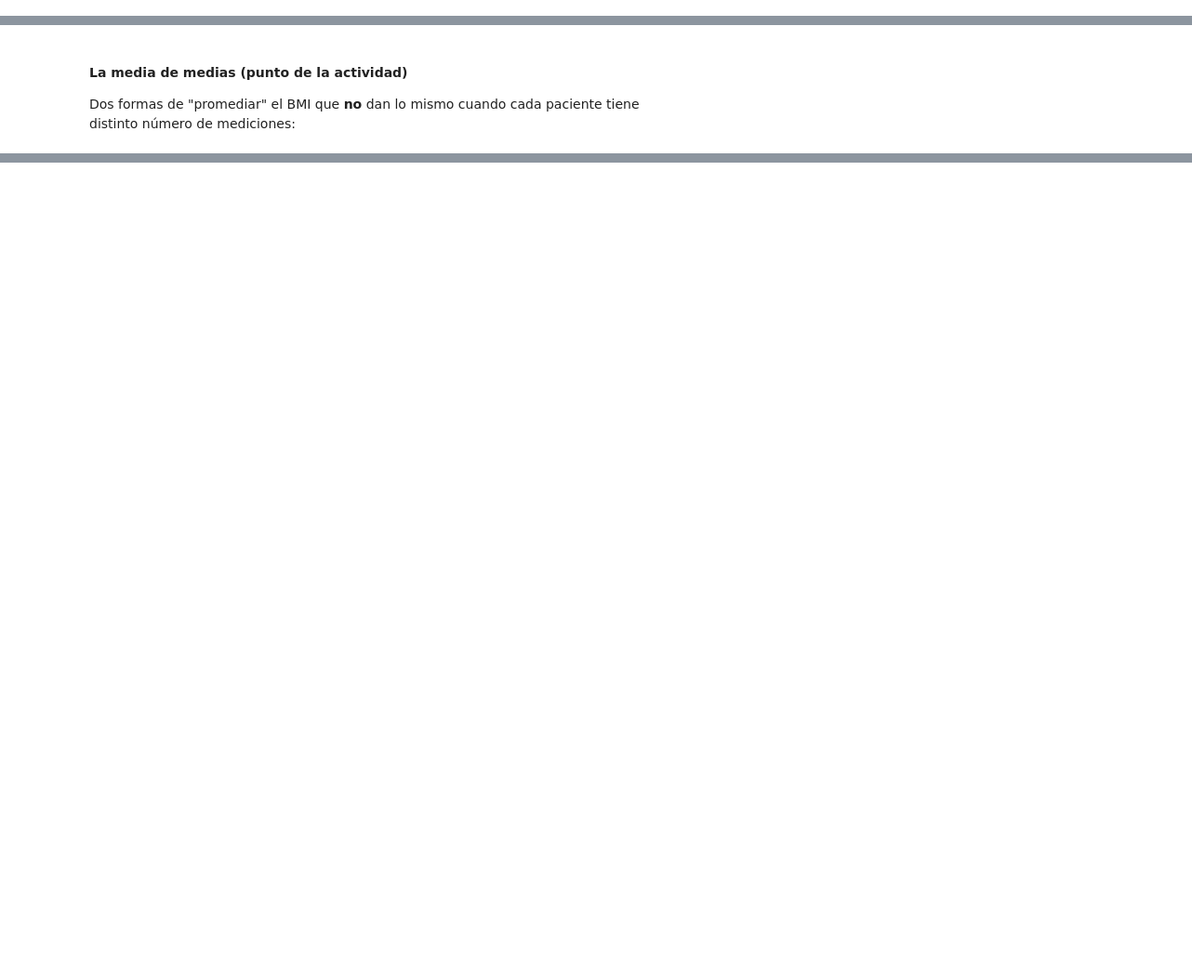
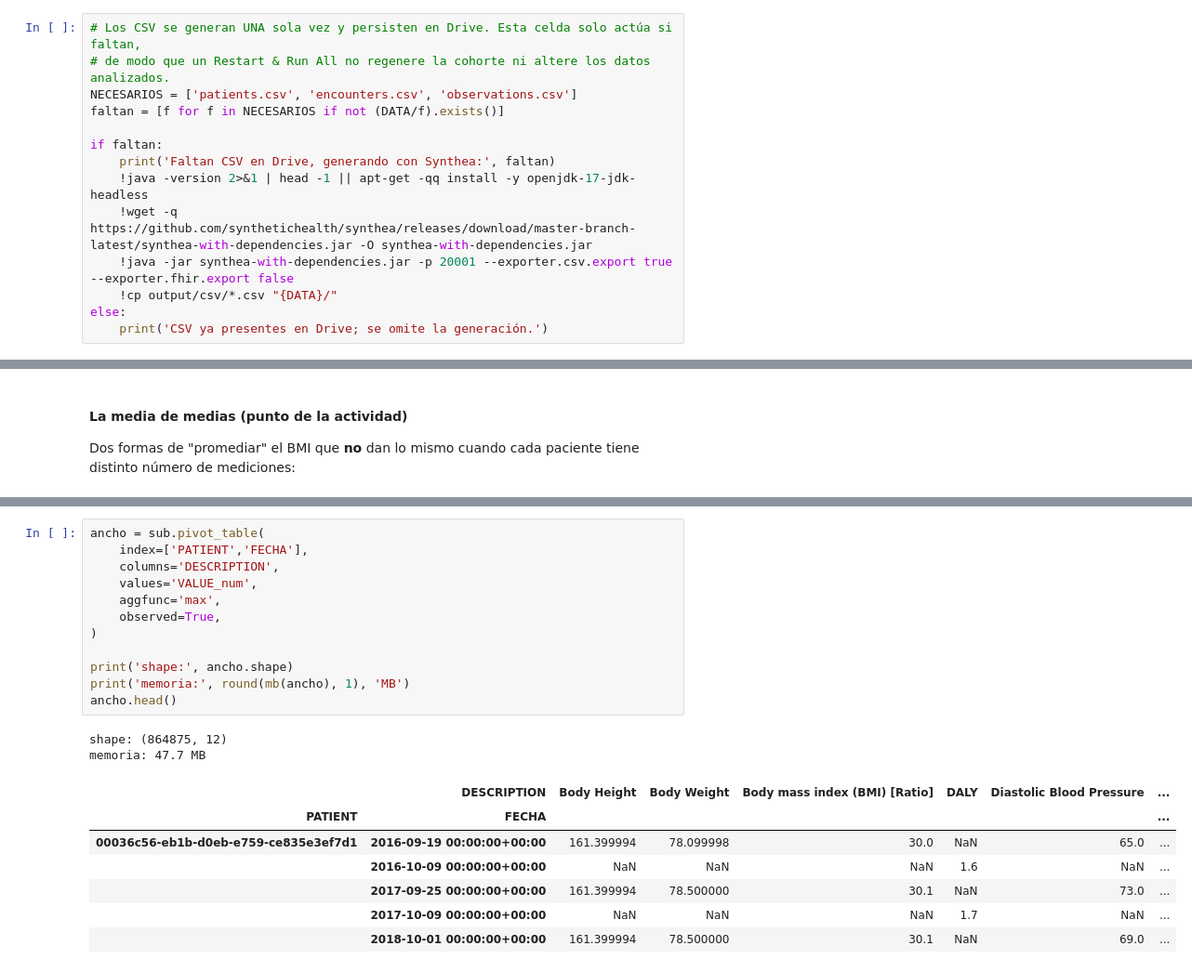
Before and after one commit to martinruhle/curso-ciencia-datos-2027-1, a Jupyter notebook: lab02/analisis_pacientes.ipynb, the cells around one changed output, grey strips where cells are left out. Shown at 93% size. Saved outputs shown, nothing was run; the diff lists cells and outputs as text; blank space fills up the shorter version.

```diff
--- a/lab02/analisis_pacientes.ipynb
+++ b/lab02/analisis_pacientes.ipynb
@@ -92,0 +67,14 @@ cp: cannot stat 'output/csv/*.csv': No such file or directory
+# %%
+# Los CSV se generan UNA sola vez y persisten en Drive. Esta celda solo actúa si faltan,
+# de modo que un Restart & Run All no regenere la cohorte ni altere los datos analizados.
+NECESARIOS = ['patients.csv', 'encounters.csv', 'observations.csv']
+faltan = [f for f in NECESARIOS if not (DATA/f).exists()]
+
+if faltan:
+    print('Faltan CSV en Drive, generando con Synthea:', faltan)
+    !java -version 2>&1 | head -1 || apt-get -qq install -y openjdk-17-jdk-headless
+    !wget -q https://github.com/synthetichealth/synthea/releases/download/master-branch-latest/synthea-with-dependencies.jar -O synthea-with-dependencies.jar
+    !java -jar synthea-with-dependencies.jar -p 20001 --exporter.csv.export true --exporter.fhir.export false
+    !cp output/csv/*.csv "{DATA}/"
+else:
+    print('CSV ya presentes en Drive; se omite la generación.')
@@ -670,0 +753,22 @@ media de medias por paciente       : 31.9
+# %%
+ancho = sub.pivot_table(
+    index=['PATIENT','FECHA'],
+    columns='DESCRIPTION',
+    values='VALUE_num',
+    aggfunc='max',
+    observed=True,
+)
+
+print('shape:', ancho.shape)
+print('memoria:', round(mb(ancho), 1), 'MB')
+ancho.head()
+# %% [output]
+shape: (864875, 12)
+memoria: 47.7 MB
+|  | DESCRIPTION | Body Height | Body Weight | Body mass index (BMI) [Ratio] | DALY | Diastolic Blood Pressure | ... |
+| PATIENT | FECHA |  |  |  |  |  | ... |
+| 00036c56-eb1b-d0eb-e759-ce835e3ef7d1 | 2016-09-19 00:00:00+00:00 | 161.399994 | 78.099998 | 30.0 | NaN | 65.0 | ... |
+|  | 2016-10-09 00:00:00+00:00 | NaN | NaN | NaN | 1.6 | NaN | ... |
+|  | 2017-09-25 00:00:00+00:00 | 161.399994 | 78.500000 | 30.1 | NaN | 73.0 | ... |
+|  | 2017-10-09 00:00:00+00:00 | NaN | NaN | NaN | 1.7 | NaN | ... |
+|  | 2018-10-01 00:00:00+00:00 | 161.399994 | 78.500000 | 30.1 | NaN | 69.0 | ... |
```
Also changed, not shown: parts of 79 cells of this notebook.
